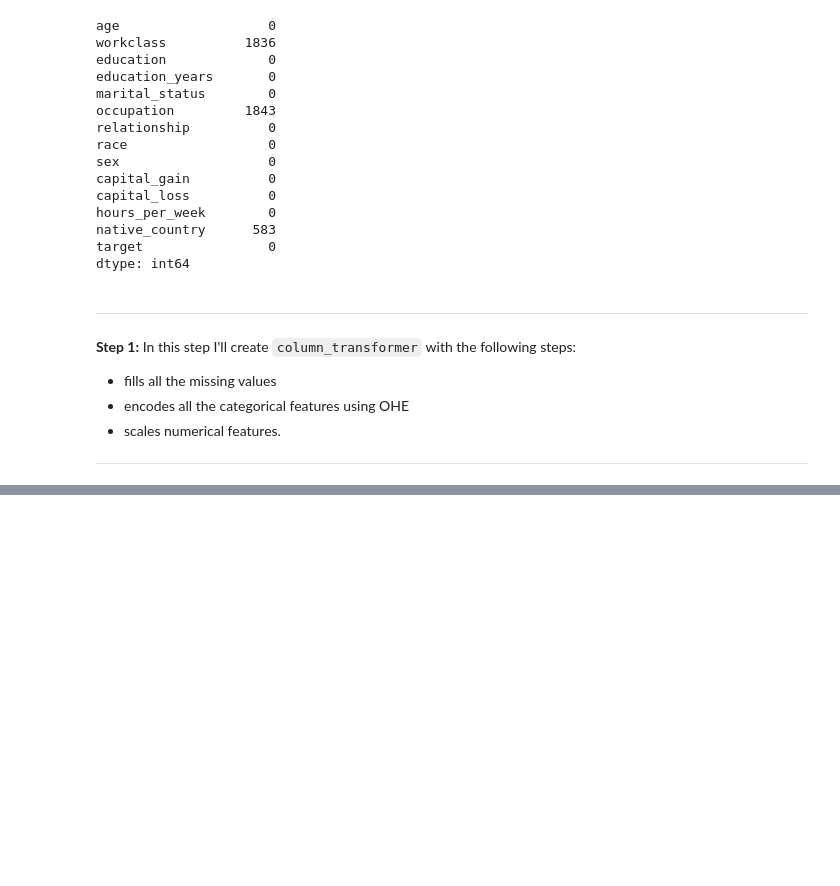
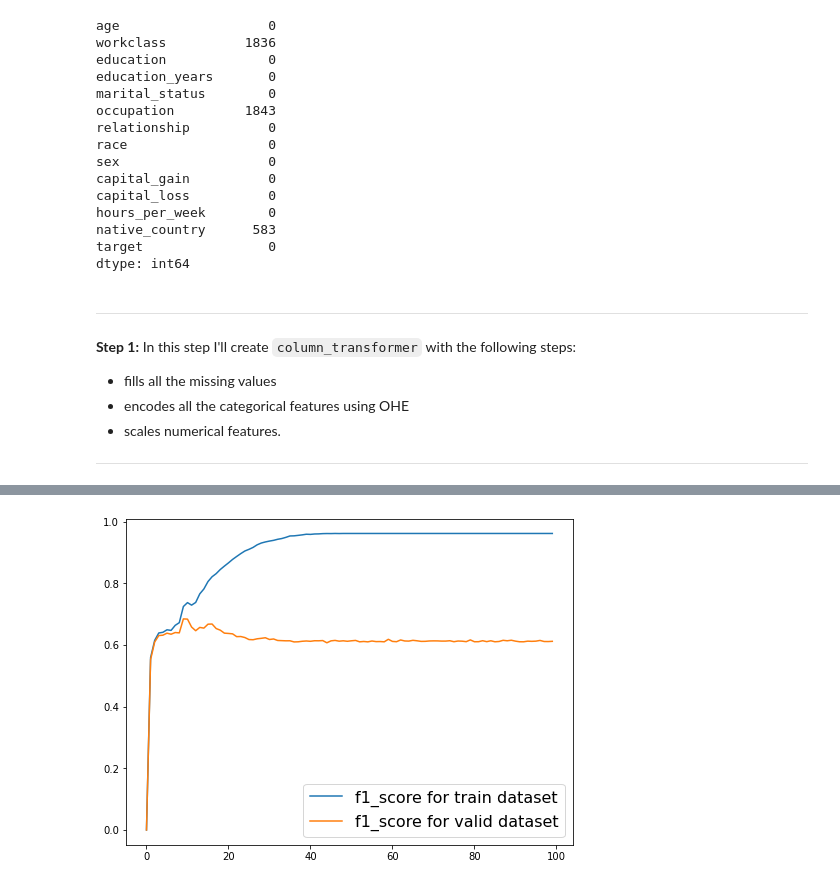
Before and after one commit to perfeus/machine-learning, a Jupyter notebook: decision-tree.ipynb, the cells around one changed output, grey strips where cells are left out. Cells and saved outputs as stored; diff of their text form; code cells hidden in the pictures; blank space fills up the shorter version.

```diff
--- a/decision-tree.ipynb
+++ b/decision-tree.ipynb
@@ -74,3 +74,7 @@ X_valid = val.drop(['target'], axis=1)
 - encodes all the categorical features using OHE
 - scales numerical features.
 ___
+# %%
+categ_col = X_train.columns[X_train.dtypes == "object"].tolist()
+numer_col = X_train.columns[(X_train.dtypes == "float64") | (X_train.dtypes == "int64")].tolist()
+print(categ_col, "\n", numer_col)
@@ -76,0 +100,7 @@ ___
+# %%
+X_transformed = column_transformer.fit_transform(X_train)
+X_transformed.shape
+
+X_transformed = column_transformer.fit_transform(X_train)
+assert X_transformed.shape[0] == 19536
+assert X_transformed.shape[1] == 104
@@ -76,0 +114,6 @@ ___
+# %%
+from sklearn.tree import DecisionTreeClassifier
+
+def tree_pipe(max_depth):
+    pipeline = make_pipeline(column_transformer, DecisionTreeClassifier(max_depth=max_depth))
+    return pipeline
@@ -76,0 +130,24 @@ ___
+# %%
+from sklearn.metrics import f1_score
+
+f1_train = list()
+f1_valid = list()
+for i in range(1, 101):
+    # train model
+    model = tree_pipe(i)
+    model.fit(X_train, y_train)
+
+    # calculate score for train dataset
+    y_predict = model.predict(X_train)
+    f1_train.append(f1_score(y_predict, y_train))
+
+    # calculate score for valid dataset
+    y_predict = model.predict(X_valid)
+    f1_valid.append(f1_score(y_predict, y_valid))
+# %%
+plt.figure(figsize=(8, 6))
+plt.plot(f1_train, label="f1_score for train dataset")
+plt.plot(f1_valid, label="f1_score for valid dataset")
+plt.legend(fontsize=16);
+# %% [output]
+[figure, added]
```
Also changed, not shown: parts of 6 cells of this notebook.
